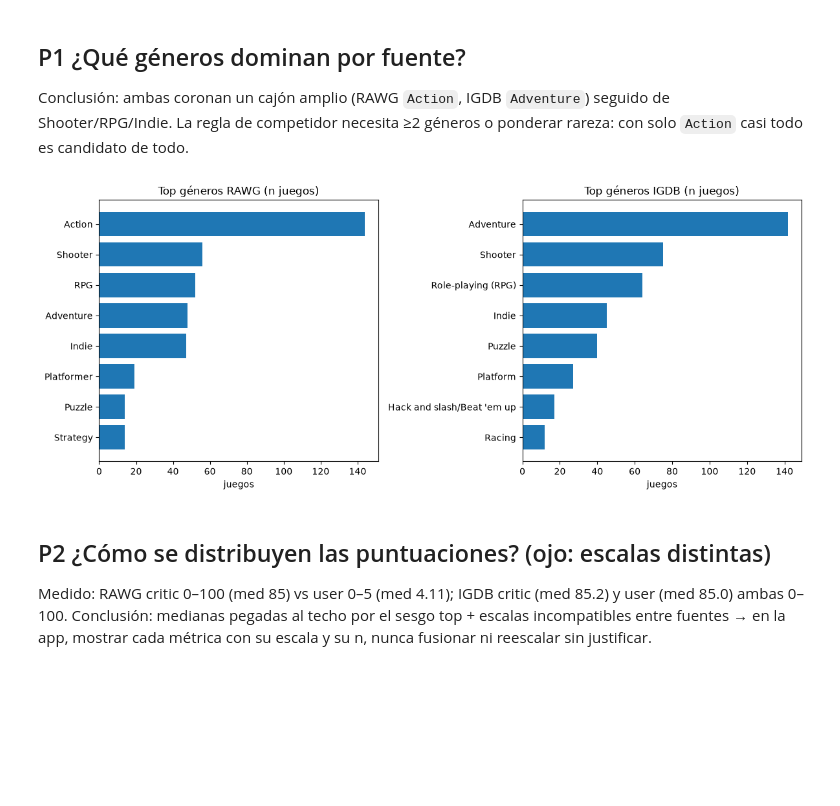
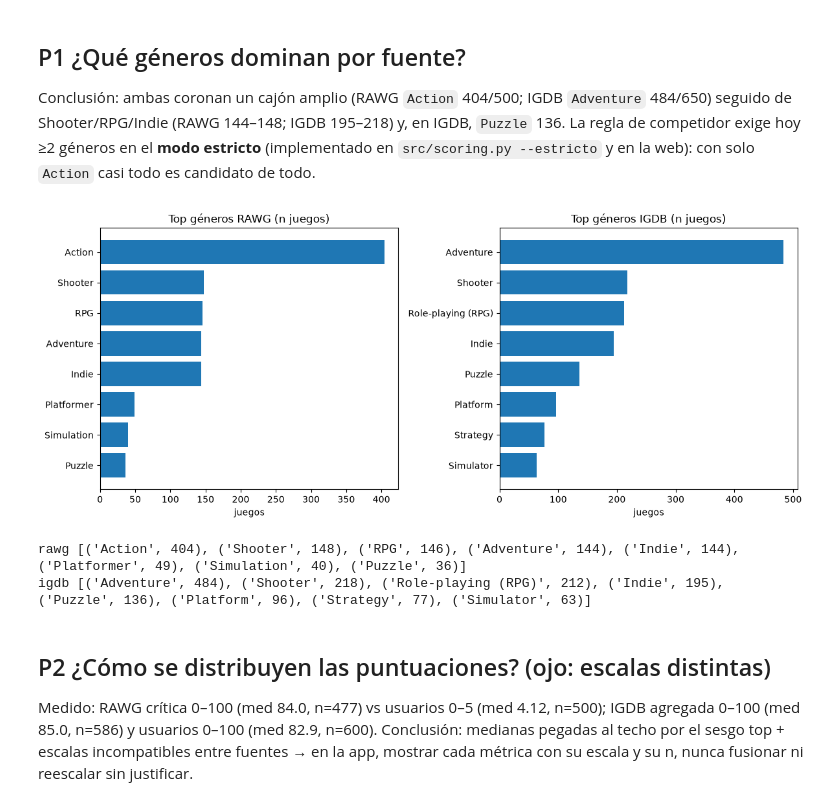
Before and after one commit to alvarodc093-pixel/GameScope, a Jupyter notebook: notebooks/02_eda.ipynb, the cells around one changed output. Saved outputs shown, nothing was run; the diff lists cells and outputs as text; code cells hidden in the pictures; blank space fills up the shorter version.

```diff
--- a/notebooks/02_eda.ipynb
+++ b/notebooks/02_eda.ipynb
@@ -29,28 +29,38 @@ Filas: 360 | RAWG: 180 | IGDB: 180
 # %% [markdown]
 ## P1 ¿Qué géneros dominan por fuente?
 
-Conclusión: ambas coronan un cajón amplio (RAWG `Action`, IGDB `Adventure`) seguido de Shooter/RPG/Indie. La regla de competidor necesita ≥2 géneros o ponderar rareza: con solo `Action` casi todo es candidato de todo.
+Conclusión: ambas coronan un cajón amplio (RAWG `Action` 404/500; IGDB `Adventure` 484/650) seguido de Shooter/RPG/Indie (RAWG 144–148; IGDB 195–218) y, en IGDB, `Puzzle` 136. La regla de competidor exige hoy ≥2 géneros en el **modo estricto** (implementado en `src/scoring.py --estricto` y en la web): con solo `Action` casi todo es candidato de todo.
 # %%
 fig, axes = plt.subplots(1, 2, figsize=(12, 5), sharex=False)
 for ax, src in zip(axes, ("rawg", "igdb")):
     c = Counter()
     for r in rows:
         if r["source"] == src:
             for x in (r["genre_names"] or "").split("|"):
                 if x.strip():
                     c[x.strip()] += 1
     top = c.most_common(8)[::-1]
     ax.barh([k for k, _ in top], [v for _, v in top])
     ax.set_title(f"Top géneros {src.upper()} (n juegos)")
     ax.set_xlabel("juegos")
 plt.tight_layout()
 plt.show()
+for src in ('rawg', 'igdb'):
+    c = Counter()
+    for r in rows:
+        if r['source'] == src:
+            for x in (r['genre_names'] or '').split('|'):
+                if x.strip():
+                    c[x.strip()] += 1
+    print(src, c.most_common(8))
 # %% [output]
-[figure, old version]
+[figure, new version]
+rawg [('Action', 404), ('Shooter', 148), ('RPG', 146), ('Adventure', 144), ('Indie', 144), ('Platformer', 49), ('Simulation', 40), ('Puzzle', 36)]
+igdb [('Adventure', 484), ('Shooter', 218), ('Role-playing (RPG)', 212), ('Indie', 195), ('Puzzle', 136), ('Platform', 96), ('Strategy', 77), ('Simulator', 63)]
 # %% [markdown]
 ## P2 ¿Cómo se distribuyen las puntuaciones? (ojo: escalas distintas)
 
-Medido: RAWG critic 0–100 (med 85) vs user 0–5 (med 4.11); IGDB critic (med 85.2) y user (med 85.0) ambas 0–100. Conclusión: medianas pegadas al techo por el sesgo top + escalas incompatibles entre fuentes → en la app, mostrar cada métrica con su escala y su n, nunca fusionar ni reescalar sin justificar.
+Medido: RAWG crítica 0–100 (med 84.0, n=477) vs usuarios 0–5 (med 4.12, n=500); IGDB agregada 0–100 (med 85.0, n=586) y usuarios 0–100 (med 82.9, n=600). Conclusión: medianas pegadas al techo por el sesgo top + escalas incompatibles entre fuentes → en la app, mostrar cada métrica con su escala y su n, nunca fusionar ni reescalar sin justificar.
 # %%
 fig, axes = plt.subplots(2, 2, figsize=(12, 8))
 specs = [("rawg", "critic_score", "RAWG crítica 0–100"), ("rawg", "user_score", "RAWG usuarios 0–5"),
```
Also changed, not shown: parts of 12 cells of this notebook, 42 other files.
